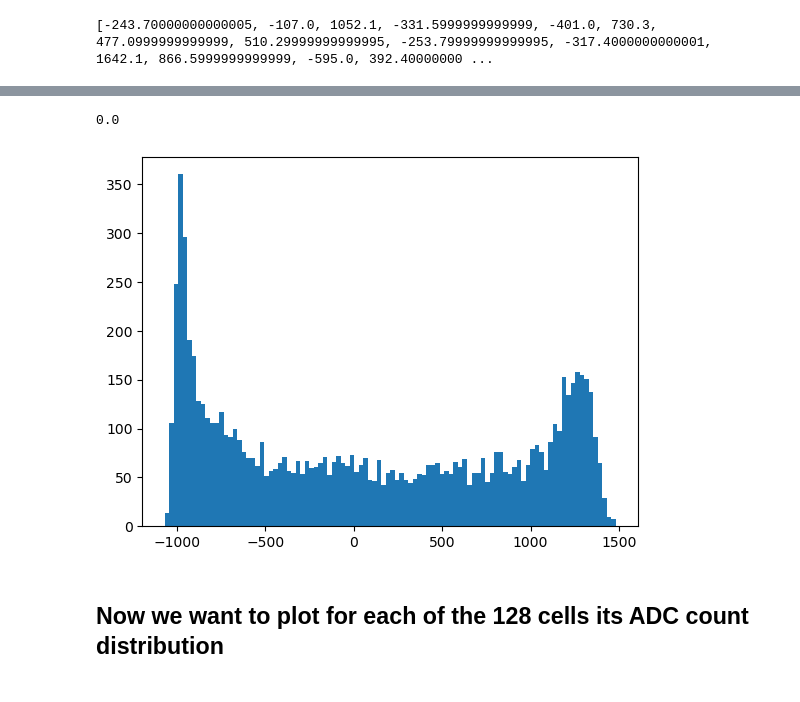
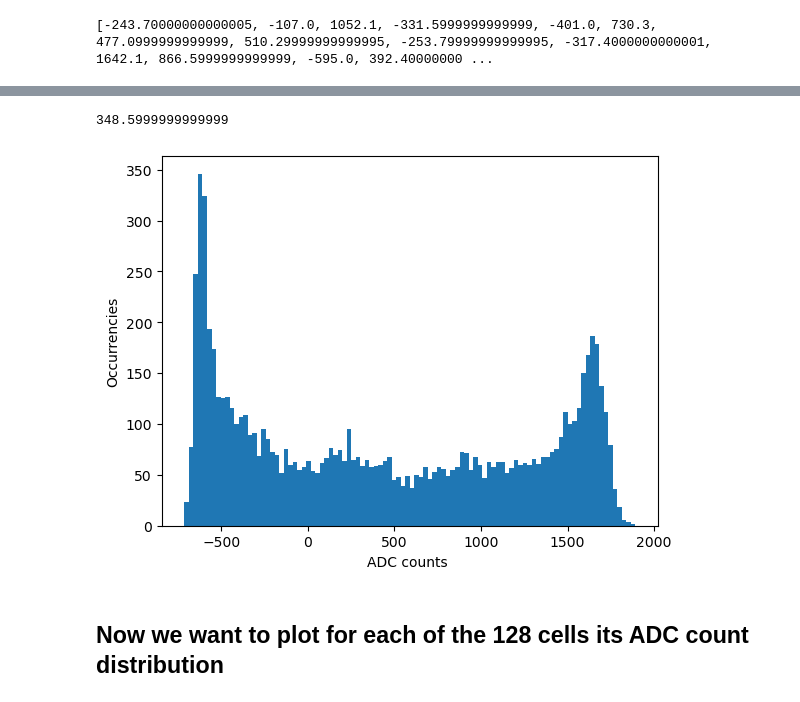
Before and after one commit to sigarnero/GasPM, a Jupyter notebook: BeamTest_prep/Nalu_CellDistrib.ipynb, the cells around one changed output, grey strips where cells are left out. Saved outputs shown, nothing was run; the diff lists cells and outputs as text; code cells hidden in the pictures.

```diff
--- a/BeamTest_prep/Nalu_CellDistrib.ipynb
+++ b/BeamTest_prep/Nalu_CellDistrib.ipynb
@@ -89,11 +89,13 @@ print(np.std(cell_offset))
 for cell in range(num_cells):
     cell_data[cell] = np.array(cell_data[cell]) - cell_offset[cell]
 # %%
-plt.hist(cell_data[0],bins=100);
-print(np.median(cell_data[0]))
+plt.hist(cell_data[111],bins=100);
+plt.xlabel("ADC counts ")
+plt.ylabel("Occurrencies")
+print(np.median(cell_data[111]))
 # %% [output]
-0.0
+348.5999999999999
-[figure, old version]
+[figure, new version]
 # %% [markdown]
 ## Now we want to plot for each of the 128 cells its ADC count distribution
 # %%
```
Also changed, not shown: parts of 23 cells of this notebook, 2 other files.
